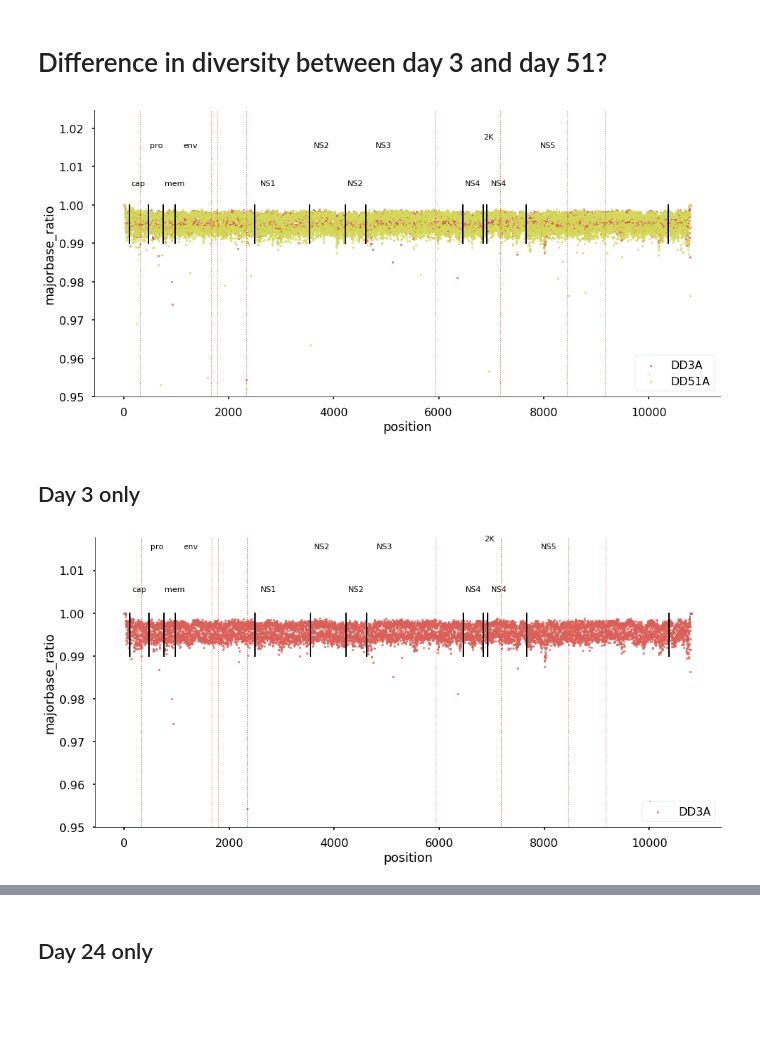
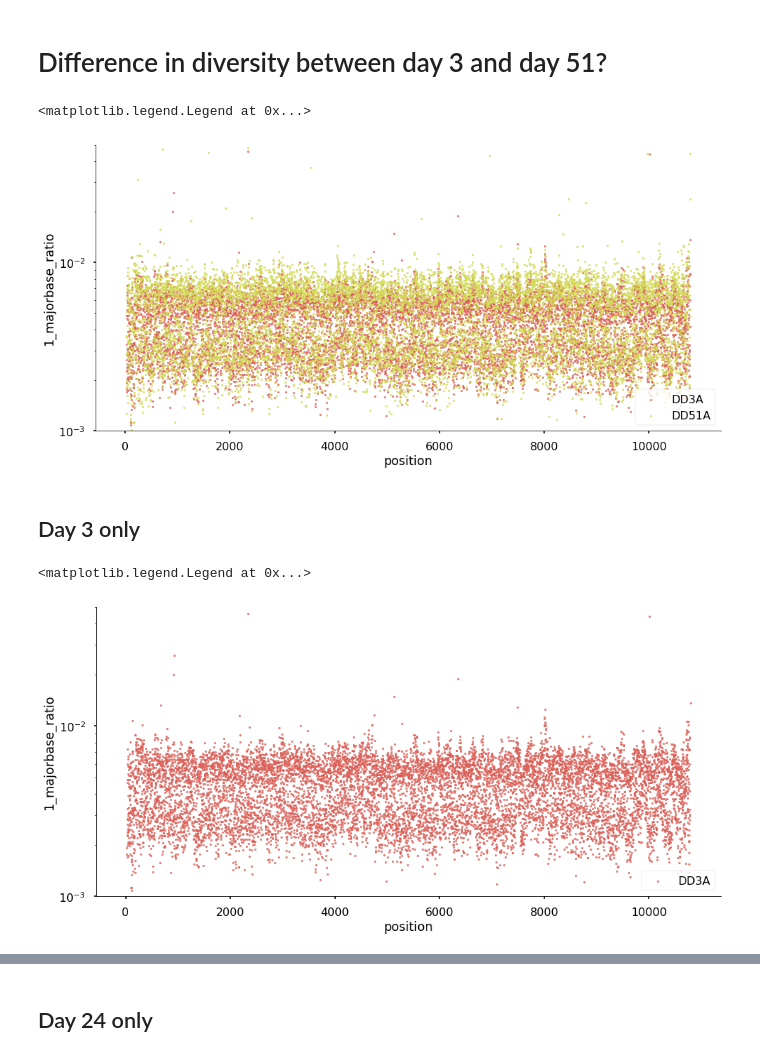
Before and after one commit to Boussau/Notebooks, a Jupyter notebook: Notebooks/Viromics/Analysis_of_first_libraries.ipynb, the cells around one changed output, grey strips where cells are left out. Saved outputs shown, nothing was run; the diff lists cells and outputs as text; code cells hidden in the pictures; blank space fills up the shorter version.

Commit message:
Analysis of the libraries obtained in December 2017, now with more graphs specific to some time points.

```diff
--- a/Notebooks/Viromics/Analysis_of_first_libraries.ipynb
+++ b/Notebooks/Viromics/Analysis_of_first_libraries.ipynb
@@ -119,26 +119,35 @@ plot_genes()
 # %% [markdown]
 # Difference in diversity between day 3 and day 51?
 # %%
+overlay_table_concat['1_majorbase_ratio'] = 1.0 - overlay_table_concat['majorbase_ratio']
+
+#f, ax = plt.subplots(figsize=(10, 7))
+#ax.set(yscale="log")
+
 overlay_table_concat_nointer = overlay_table_concat.loc[ (overlay_table_concat['sample']!= "DD24A") & (overlay_table_concat['sample']!= "DD12A") & (overlay_table_concat['sample']!= "DD9A") & (overlay_table_concat['sample']!= "DD6A")]
-lm=sns.lmplot( x="position", y="majorbase_ratio", data=overlay_table_concat_nointer, fit_reg=False, hue='sample', legend=False, size=7, aspect=2, scatter_kws={"s": 10})
+lm=sns.lmplot( x="position", y="1_majorbase_ratio", data=overlay_table_concat_nointer, fit_reg=False, hue='sample', legend=False, size=7, aspect=2, scatter_kws={"s": 10})
 axes = lm.axes
-axes[0,0].set_ylim(0.95,)
+axes[0,0].set_ylim(0.001,0.05)
+axes[0,0].set(yscale="log")
 
 plt.legend(loc='lower right')
-plot_positions()
-plot_genes()
+#plot_positions()
+#plot_genes()
 # %% [output]
+<matplotlib.legend.Legend at 0x...>
-[figure, old version]
+[figure, new version]
 # %% [markdown]
 ## Day 3 only
 # %%
 overlay_table_concat_nointer = overlay_table_concat.loc[ (overlay_table_concat['sample']!= "DD51A") &(overlay_table_concat['sample']!= "DD24A") & (overlay_table_concat['sample']!= "DD12A") & (overlay_table_concat['sample']!= "DD9A") & (overlay_table_concat['sample']!= "DD6A")]
-lm=sns.lmplot( x="position", y="majorbase_ratio", data=overlay_table_concat_nointer, fit_reg=False, hue='sample', legend=False, size=7, aspect=2, scatter_kws={"s": 10})
+lm=sns.lmplot( x="position", y="1_majorbase_ratio", data=overlay_table_concat_nointer, fit_reg=False, hue='sample', legend=False, size=7, aspect=2, scatter_kws={"s": 10})
 axes = lm.axes
-axes[0,0].set_ylim(0.95,)
+axes[0,0].set_ylim(0.001,0.05)
+axes[0,0].set(yscale="log")
 
 plt.legend(loc='lower right')
-plot_positions()
-plot_genes()
+#plot_positions()
+#plot_genes()
 # %% [output]
+<matplotlib.legend.Legend at 0x...>
-[figure, old version]
+[figure, new version]
```
Also changed, not shown: parts of 16 cells of this notebook.
